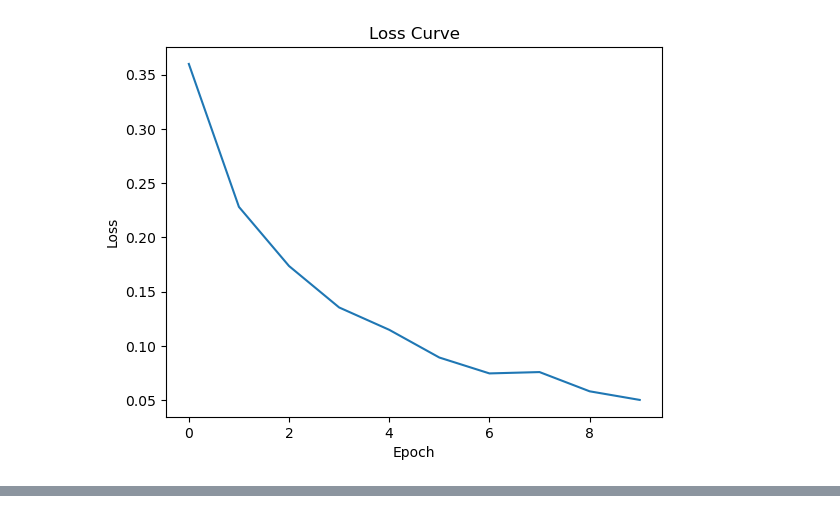
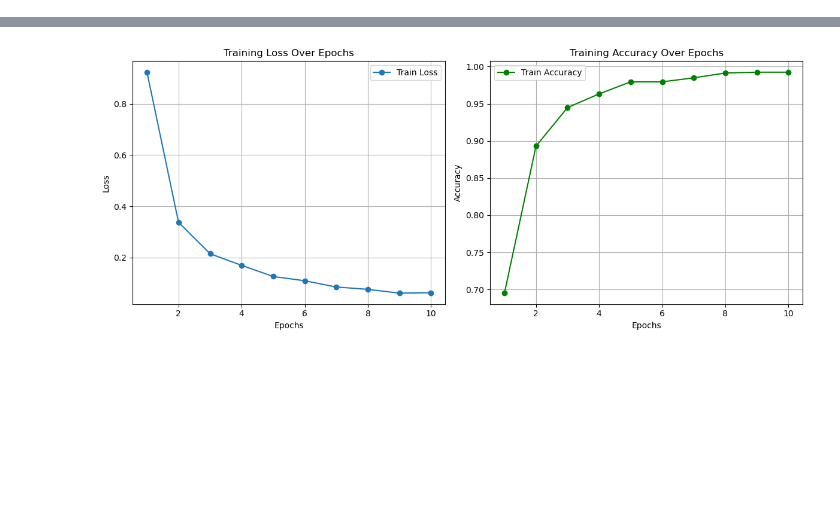
Before and after one commit to Rizwann234/BJJ-Infection-Identification, a Jupyter notebook: notebooks/model_B.ipynb, the cells around one changed output, grey strips where cells are left out. Saved outputs shown, nothing was run; the diff lists cells and outputs as text; code cells hidden in the pictures; blank space fills up the shorter version.

```diff
--- a/notebooks/model_B.ipynb
+++ b/notebooks/model_B.ipynb
@@ -66,12 +39,64 @@ Epoch 10, Loss: 0.050236481530912994
-# %%
-epoch = list(range(10))
-losses = [0.35979492756827125, 0.22807887324999118, 0.17360469236456114, 0.13543009501079034, 0.11483474062948391, 0.08929663575414953, 0.07465894083524573, 0.075894292572449, 0.05817364753577216, 0.050236481530912994]
-
-import matplotlib.pyplot as plt
-plt.plot(epoch,losses)
-plt.xlabel('Epoch')
-plt.ylabel('Loss')
-plt.title('Loss Curve')
-plt.show()
-# %% [output]
-[figure, removed]
+# %%
+num_epochs = 10
+
+# Initialize lists to store the loss and accuracy values for each epoch
+train_losses = []
+train_accuracies = []
+
+for epoch in range(num_epochs):
+    alexnet.train()  # Sets model to training mode
+    running_loss = 0.0
+    correct_predictions = 0
+    total_predictions = 0
+
+    for inputs, labels in train_loader:
+        optimizer.zero_grad()  # Clears previous gradients
+        outputs = alexnet(inputs)  # Forward pass : compute the model output
+        loss = criterion(outputs, labels)  # Compute the loss
+        loss.backward()  # Backward pass : Compute gradients
+        optimizer.step()  # Update model weights
+
+        # Accumulate loss for reporting
+        running_loss += loss.item()
+
+        # Accuracy calculations
+        _, predicted = torch.max(outputs, 1)  # Get predicted class from outputs
+        correct_predictions += (predicted == labels).sum().item()  # Count correct predictions
+        total_predictions += labels.size(0)  # Count total predictions
+
+    # Calculate average loss and accuracy for the epoch
+    epoch_loss = running_loss / len(train_loader)
+    epoch_accuracy = correct_predictions / total_predictions
+
+    # Store loss and accuracy values for plotting later
+    train_losses.append(epoch_loss)
+    train_accuracies.append(epoch_accuracy)
+
+    # Print the loss and accuracy for this epoch
+    print(f'Epoch {epoch+1}, Loss: {epoch_loss:.4f}, Accuracy: {epoch_accuracy:.4f}')
+
+# Plotting the learning curves after training
+plt.figure(figsize=(12, 5))
+
+# Plot the training loss
+plt.subplot(1, 2, 1)
+plt.plot(range(1, num_epochs+1), train_losses, marker='o', label='Train Loss')
+plt.title('Training Loss Over Epochs')
+plt.xlabel('Epochs')
+plt.ylabel('Loss')
+plt.grid()
+plt.legend()
+
+# Plot the training accuracy
+plt.subplot(1, 2, 2)
+plt.plot(range(1, num_epochs+1), train_accuracies, marker='o', color='green', label='Train Accuracy')
+plt.title('Training Accuracy Over Epochs')
+plt.xlabel('Epochs')
+plt.ylabel('Accuracy')
+plt.grid()
+plt.legend()
+
+# Show the plots
+plt.tight_layout()
+plt.show()
+# %% [output]
@@ -78,3 +113,4 @@ plt.show()
+[figure, added]
 # %%
 alexnet.eval()  # Set the model to evaluation mode (no dropout, no gradient computation)
 correct = 0
```
Also changed, not shown: parts of 5 cells of this notebook.
